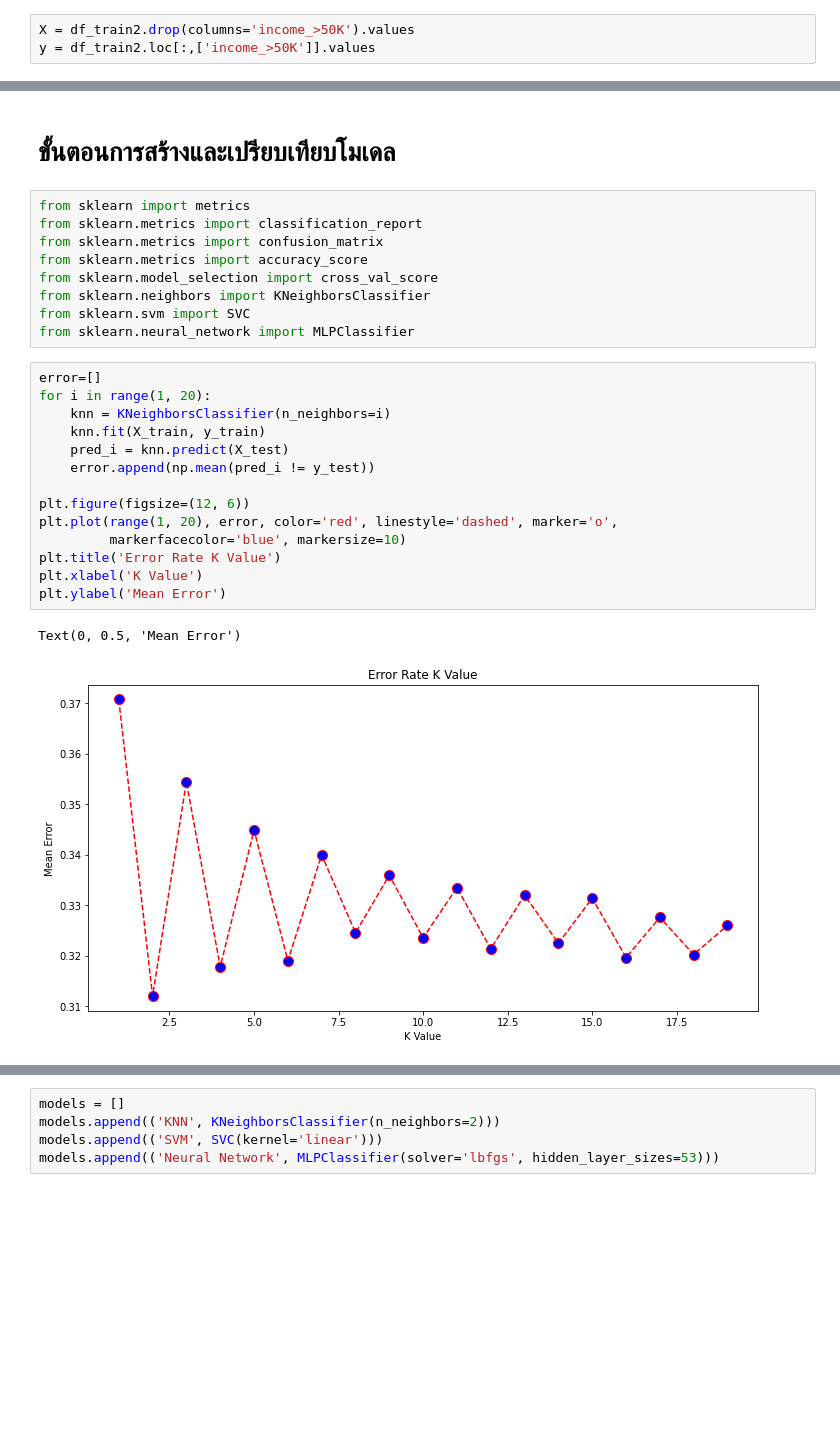
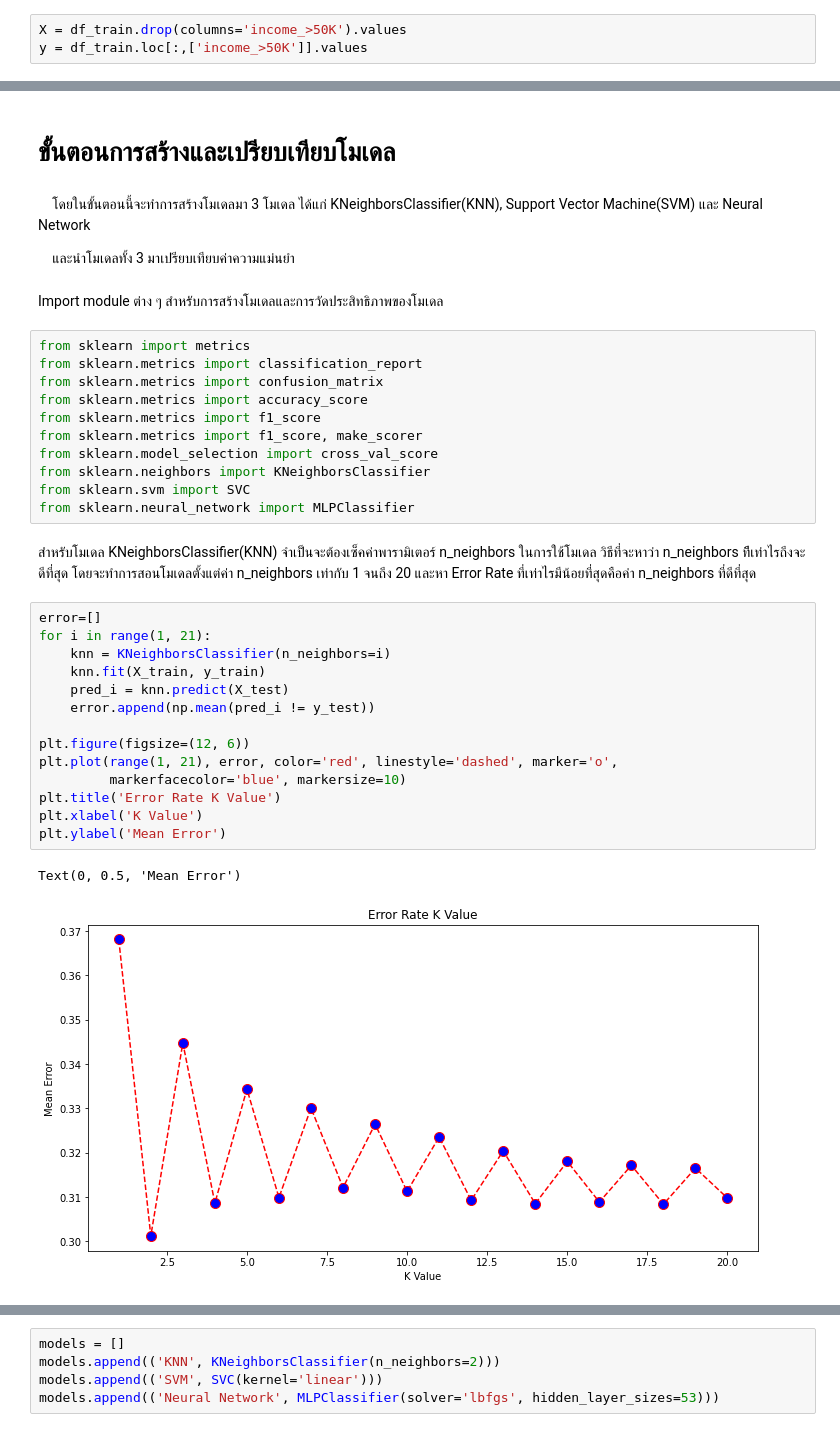
Before and after one commit to thedeenun/CS345_Final-project, a Jupyter notebook: CS345_Income_Classification.ipynb, the cells around one changed output, grey strips where cells are left out. Drawn from its saved outputs; the diff is of its cells as text; blank space fills up the shorter version.

```diff
--- a/CS345_Income_Classification.ipynb
+++ b/CS345_Income_Classification.ipynb
@@ -254,3 +258,3 @@ from sklearn.preprocessing import MinMaxScaler
 # %%
-X = df_train2.drop(columns='income_>50K').values
-y = df_train2.loc[:,['income_>50K']].values
+X = df_train.drop(columns='income_>50K').values
+y = df_train.loc[:,['income_>50K']].values
@@ -263,29 +271,39 @@ X_train = scaler.transform(X_train)
 X_test = scaler.transform(X_test)
 # %% [markdown]
 # ขั้นตอนการสร้างและเปรียบเทียบโมเดล
+# %% [markdown]
+&emsp;โดยในขั้นตอนนี้จะทำการสร้างโมเดลมา 3 โมเดล ได้แก่ KNeighborsClassifier(KNN), Support Vector Machine(SVM) และ Neural Network
+
+&emsp;และนำโมเดลทั้ง 3 มาเปรียบเทียบค่าความแม่นยำ
+# %% [markdown]
+Import module ต่าง ๆ สำหรับการสร้างโมเดลและการวัดประสิทธิภาพของโมเดล
 # %%
 from sklearn import metrics
 from sklearn.metrics import classification_report
 from sklearn.metrics import confusion_matrix
 from sklearn.metrics import accuracy_score
+from sklearn.metrics import f1_score
+from sklearn.metrics import f1_score, make_scorer
 from sklearn.model_selection import cross_val_score
 from sklearn.neighbors import KNeighborsClassifier
 from sklearn.svm import SVC
 from sklearn.neural_network import MLPClassifier
+# %% [markdown]
+สำหรับโมเดล KNeighborsClassifier(KNN) จำเป็นจะต้องเซ็คค่าพารามิเตอร์ n_neighbors ในการใช้โมเดล วิธีที่จะหาว่า n_neighbors ทีีเท่าไรถึงจะดีที่สุด โดยจะทำการสอนโมเดลตั้งแต่ค่า n_neighbors เท่ากับ 1 จนถึง 20 และหา Error Rate ที่เท่าไรมีน้อยที่สุดคือค่า n_neighbors ที่ดีที่สุด
 # %%
 error=[]
-for i in range(1, 20):
+for i in range(1, 21):
     knn = KNeighborsClassifier(n_neighbors=i)
     knn.fit(X_train, y_train)
     pred_i = knn.predict(X_test)
     error.append(np.mean(pred_i != y_test))
 
 plt.figure(figsize=(12, 6))
-plt.plot(range(1, 20), error, color='red', linestyle='dashed', marker='o',
+plt.plot(range(1, 21), error, color='red', linestyle='dashed', marker='o',
          markerfacecolor='blue', markersize=10)
 plt.title('Error Rate K Value')
 plt.xlabel('K Value')
 plt.ylabel('Mean Error')
 # %% [output]
 Text(0, 0.5, 'Mean Error')
-[figure, old version]
+[figure, new version]
```
Also changed, not shown: parts of 28 cells of this notebook.
